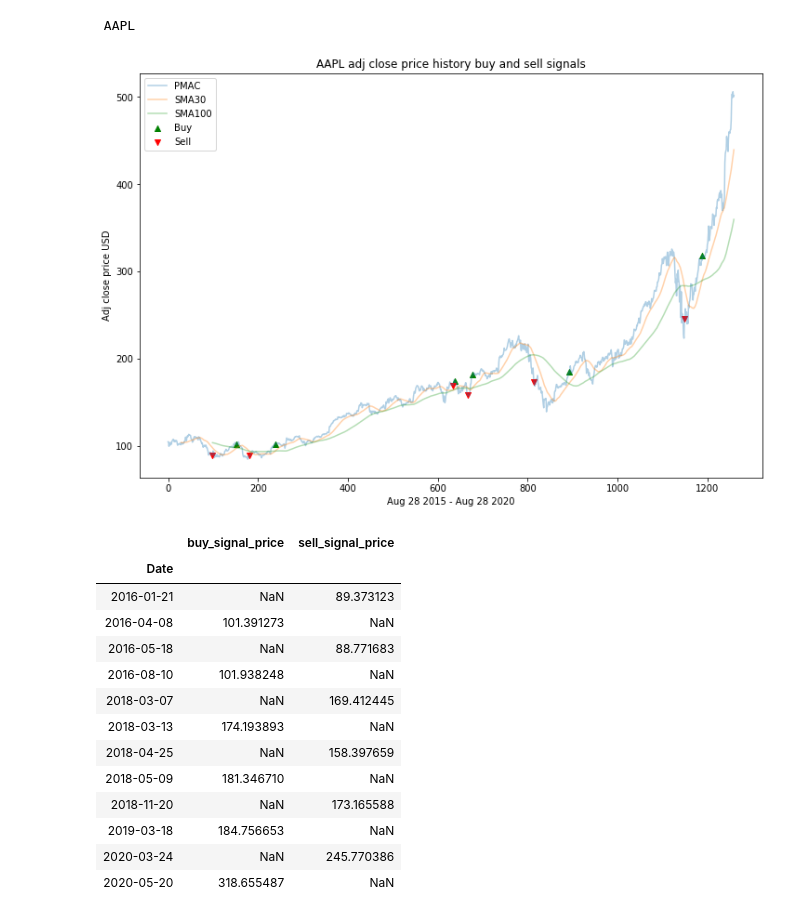
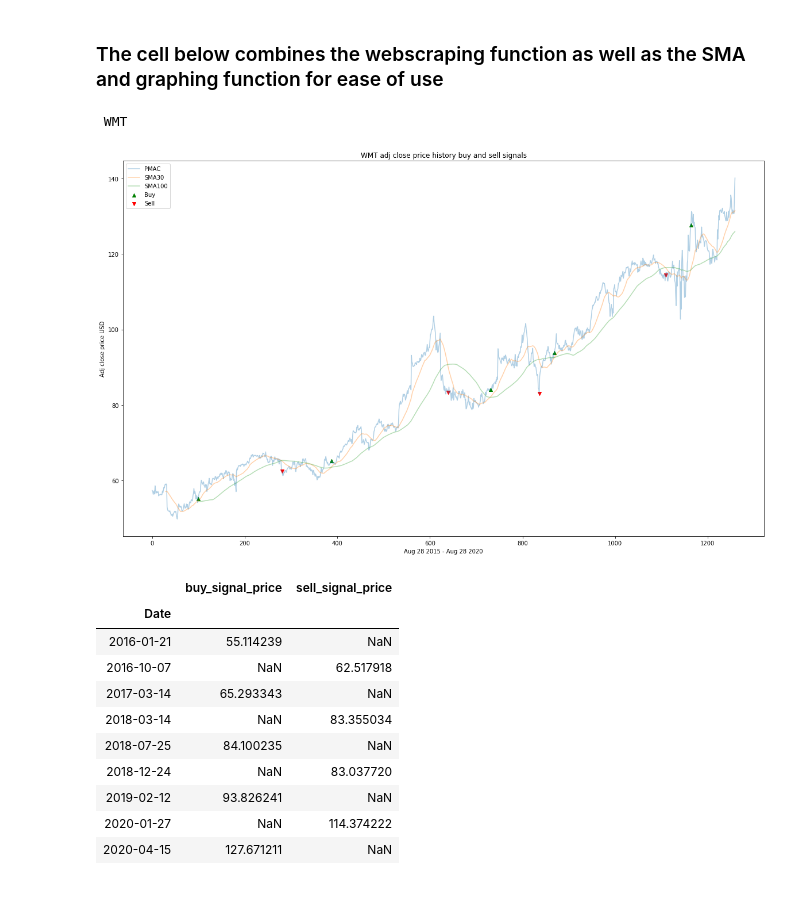
Before and after one commit to joseh4/Stock_market_monitoring, a Jupyter notebook: Creating_automated_chart.ipynb, the cells around one changed output. Drawn from its saved outputs; the diff is of its cells as text; code cells hidden in the pictures.

```diff
--- a/Creating_automated_chart.ipynb
+++ b/Creating_automated_chart.ipynb
@@ -7,6 +7,7 @@ import requests
 from bs4 import BeautifulSoup
 import re
 # %%
+# This function is used to graph and chart the stock data
 def chart(data):
     #Load the Data
     df = pd.read_csv(data)
@@ -81,7 +82,7 @@ def chart(data):
     dates.set_index('Date', inplace = True)
 
     #visualize data and strategy to buy and sell stock
-    ab = plt.figure(figsize=(12,8))
+    ab = plt.figure(figsize=(20,12))
     combined.Date = pd.to_datetime(combined.Date).dt.strftime('%b %d %Y')
     last_date = combined['Date'].iloc[-1]
     first_date = combined['Date'].iloc[0]
@@ -197,41 +213,52 @@ def new_data(stock_name):
     new_information['Date'] = pd.to_datetime(new_information.Date)
 
     return new_information
+# %% [markdown]
+### The cell below combines the webscraping function as well as the SMA and graphing function for ease of use
 # %%
+# Enter the stock you would like to see from your library
 print('Enter Stock: ')
 x = input()
-name = x
-new_info = new_data('{}'.format(x))
 
+# Create a df from the new_data function that will retrieve the stock information you enter
+new_info = new_data(f'{x}')
+
+# When the data is scraped, the time 00:00:00 also comes with it. That will not concat with our data
+# so we need to get rid of it
 new_info['Date'] = pd.to_datetime(new_info['Date']).dt.date
+
+# Make sure the Date type is datetime so it concats properly
 new_info['Date'] = pd.to_datetime(new_info.Date)
 
+# Read in our existing data
 stock_chart = pd.read_csv('{}.csv'.format(x))
+
+# Make sure the Date type is datetime so it concats properly
 stock_chart['Date'] = pd.to_datetime(stock_chart.Date)
 
+# Now we combined our newly webscraped data with our csv file
 combined = pd.concat([stock_chart, new_info], sort = False)
 combined.sort_values(by = 'Date', inplace = True)
 combined.reset_index(drop = True, inplace = True)
 combined.drop_duplicates(subset = ['Date'], inplace = True)
 combined = combined[['Date', 'Open', 'Adj Close']]
 
-new_chart = combined
-new_chart.to_csv(f'{name}.csv', index = False)
+# Save the combined data to a csv file
+combined.to_csv(f'{x}.csv', index = False)
+
+# Now to use our chart function to get a visual representaion of our data
 chart(f'{x}.csv')
 # %% [output]
- AAPL
+ WMT
-[figure, old version]
+[figure, new version]
 |  | buy_signal_price | sell_signal_price |
 | Date |  |  |
-| 2016-01-21 | NaN | 89.373123 |
-| 2016-04-08 | 101.391273 | NaN |
-| 2016-05-18 | NaN | 88.771683 |
-| 2016-08-10 | 101.938248 | NaN |
-| 2018-03-07 | NaN | 169.412445 |
-| 2018-03-13 | 174.193893 | NaN |
-| 2018-04-25 | NaN | 158.397659 |
-| 2018-05-09 | 181.346710 | NaN |
-| 2018-11-20 | NaN | 173.165588 |
-| 2019-03-18 | 184.756653 | NaN |
-| 2020-03-24 | NaN | 245.770386 |
-| 2020-05-20 | 318.655487 | NaN |
+| 2016-01-21 | 55.114239 | NaN |
+| 2016-10-07 | NaN | 62.517918 |
+| 2017-03-14 | 65.293343 | NaN |
+| 2018-03-14 | NaN | 83.355034 |
+| 2018-07-25 | 84.100235 | NaN |
+| 2018-12-24 | NaN | 83.037720 |
+| 2019-02-12 | 93.826241 | NaN |
+| 2020-01-27 | NaN | 114.374222 |
+| 2020-04-15 | 127.671211 | NaN |
```
Also changed, not shown: parts of 3 cells of this notebook.
